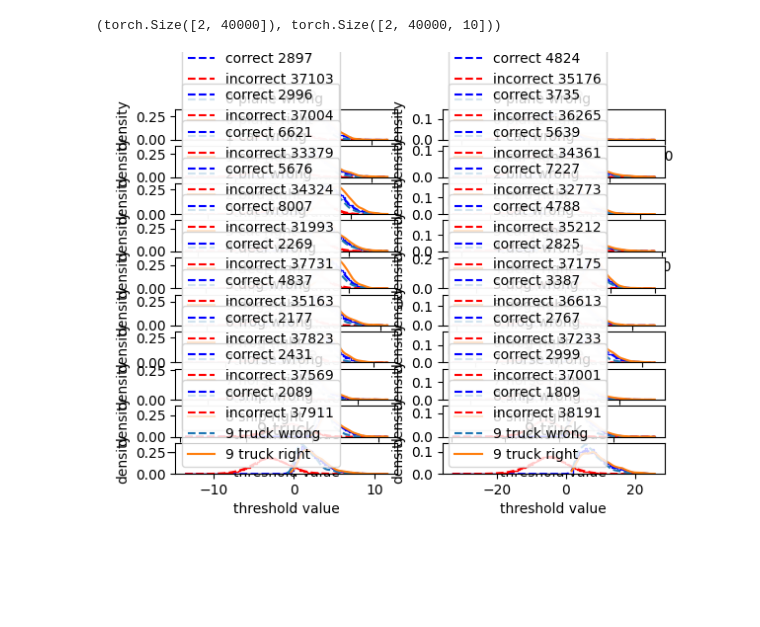
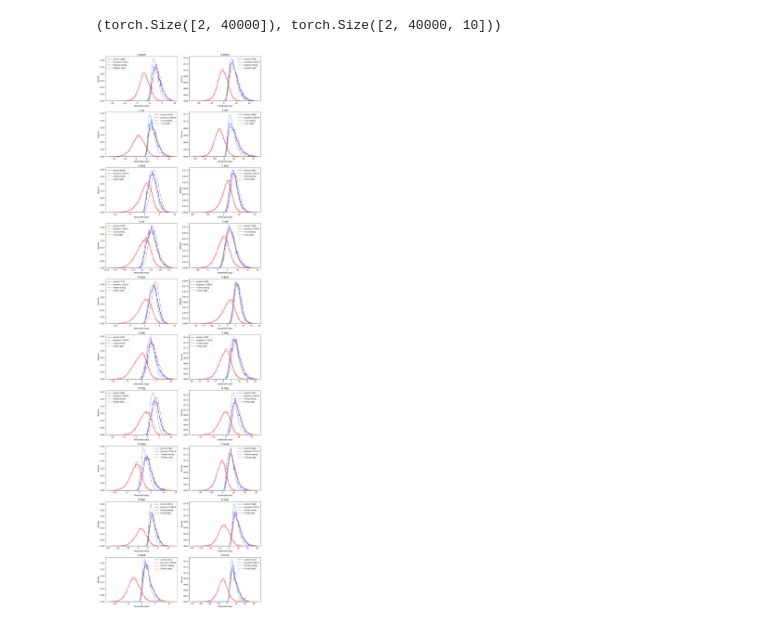
Before and after one commit to biggsbenjamin/earlyexitnet, a Jupyter notebook: scripts/jupyter/make_MAV.ipynb, the cells around one changed output. Drawn from its saved outputs; the diff is of its cells as text; code cells hidden in the pictures; blank space fills up the shorter version.

```diff
--- a/scripts/jupyter/make_MAV.ipynb
+++ b/scripts/jupyter/make_MAV.ipynb
@@ -126,4 +121,36 @@ correct_predictions = (raw_results.argmax(-1) == ground_truth)
 correct_predictions.shape, raw_results.shape
 # %% [output]
 (torch.Size([2, 40000]), torch.Size([2, 40000, 10]))
+# %%
+import earlyexitnet.data_analysis.graphs as hp
+import sklearn
+
+classes_labels = ('plane', 'car', 'bird', 'cat',
+           'deer', 'dog', 'frog', 'horse', 'ship', 'truck')
+
+conf_list = [
+        "_thr_entropy",
+        "_thr_max_softmax",
+        "_thr_max_softmax_fast",
+        "_thr_max_softmax_fast_noTrunc",
+        "_thr_max_softmax_fast_sub",
+        "_thr_max_softmax_fast_sub_bitAcc"
+]
+top1_sftmx = torch.Tensor(test_res['conf_metrics']['_thr_max_softmax']['raw_softmax'])
+
+rr = raw_results.numpy() # [exits, batch size, class dist]
+flattened = rr.swapaxes(1,2).reshape(2,-1)
+chosen_class = np.concatenate((rr.argmax(-1).copy(), rr.argmax(-1).copy()), axis=-1)
+index = np.concatenate((np.full((2,40000), 0), np.full((2,40000), 1)), axis=-1)
+correct_classif = np.concatenate((correct_predictions, correct_predictions), axis=-1)
+for i in range(10-2):
+    chosen_class = np.concatenate(
+        (chosen_class, rr.argmax(-1)), axis=-1
+    )
+    index = np.concatenate(
+        (index, np.full((2,40000), i+2)), axis=-1
+    )
+    correct_classif = np.concatenate(
+        (correct_classif, correct_predictions), axis=-1
+    )
 # %%
@@ -168,37 +175,42 @@ comb = np.stack((class_index,
 classes_grouped = hp.group_by(comb)
 # %%
 #import helper.graphs as hp
-%matplotlib widget
-from importlib import reload
-reload(hp)
+#%matplotlib widget
+#from importlib import reload
+#reload(hp)
 
-early_exit = classes_grouped[0]
+#early_exit = classes_grouped[0]
 # print(early_exit[0])
+num_exits=2
+num_classes=10
 
 fig, ax_grp = plt.subplots(nrows=10,ncols=2)
+
 for k, ex in enumerate(classes_grouped):
     for i, rec_class in enumerate(ex):
 
       ax = ax_grp[i][k]
 
       rec_class = np.array(rec_class)
 
       # plot all values produce by single class output
       hp.plot_right_wrong(ax, np.array(rec_class[:,0]),(np.array(rec_class[:,1]) == i), quants=None)
 
       wrong_class = rec_class[np.invert(np.array(rec_class[:,2],dtype=bool))]
       # # hp.plot_right_wrong(ax, np.array(rec_class[:,0]),(np.array(rec_class[:,1]) == i), quants=None, right_col='green', wrong_col='orange')
       ismax = np.array(wrong_class[:,1]) == i
       hp.plot_hist_kernel(ax, wrong_class[:,0][ismax], label=f"{i} {classes_labels[i]} wrong", hist=False)
       right_class = rec_class[np.array(rec_class[:,2],dtype=bool)]
       # # hp.plot_right_wrong(ax, np.array(rec_class[:,0]),(np.array(rec_class[:,1]) == i), quants=None, right_col='green', wrong_col='orange')
       ismax = np.array(right_class[:,1]) == i
       hp.plot_hist_kernel(ax, right_class[:,0][ismax], label=f"{i} {classes_labels[i]} right", hist=False, ls='-')
       ax.set_title(f"{i} {classes_labels[i]}")
       ax.legend()
+fig.set_size_inches(6 * num_exits, 4 * num_classes)
+fig.tight_layout()
 plt.show()
 # %% [output]
-[figure, old version]
+[figure, new version]
 # %%
 # SHOW THE MODEL WORKING
 # %matplotlib ipympl needs ipywidgets
```
Also changed, not shown: parts of 6 cells of this notebook, 2 other files.
